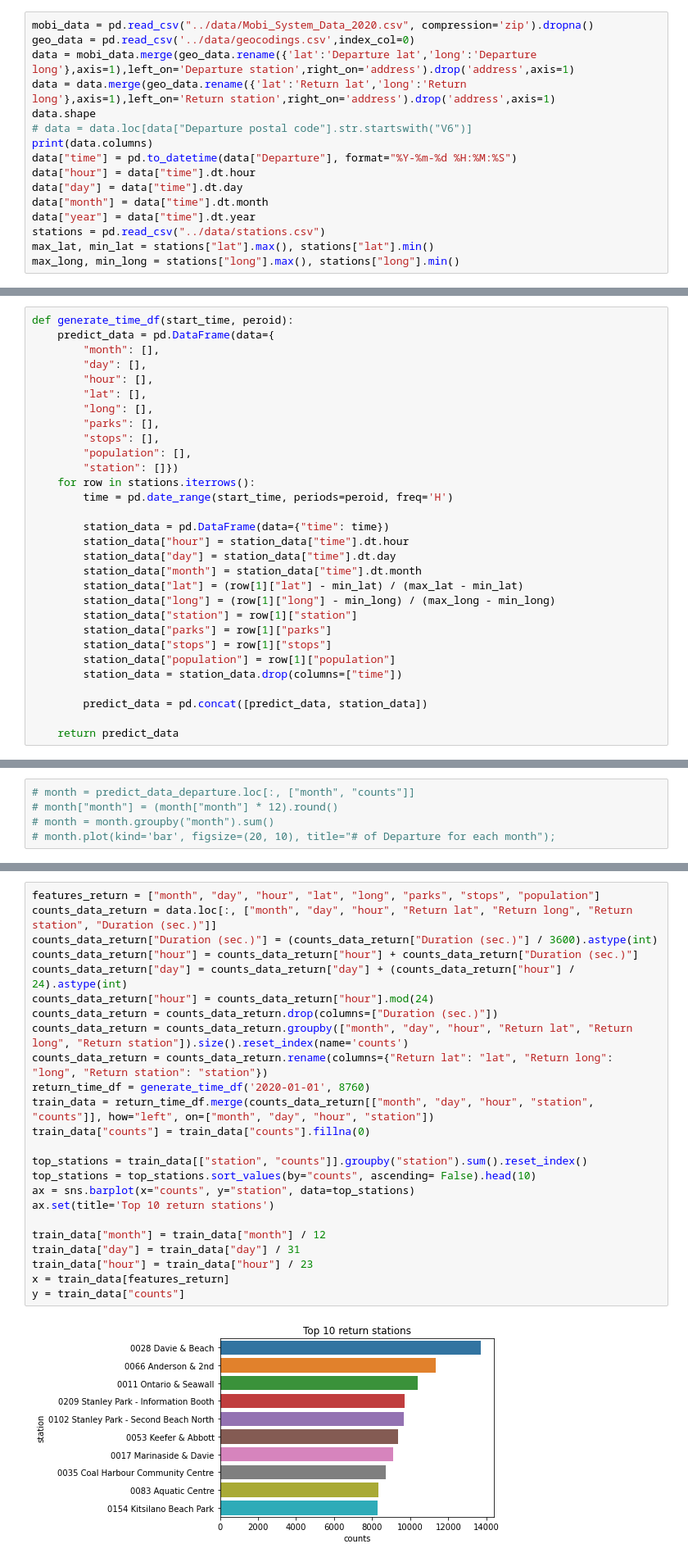
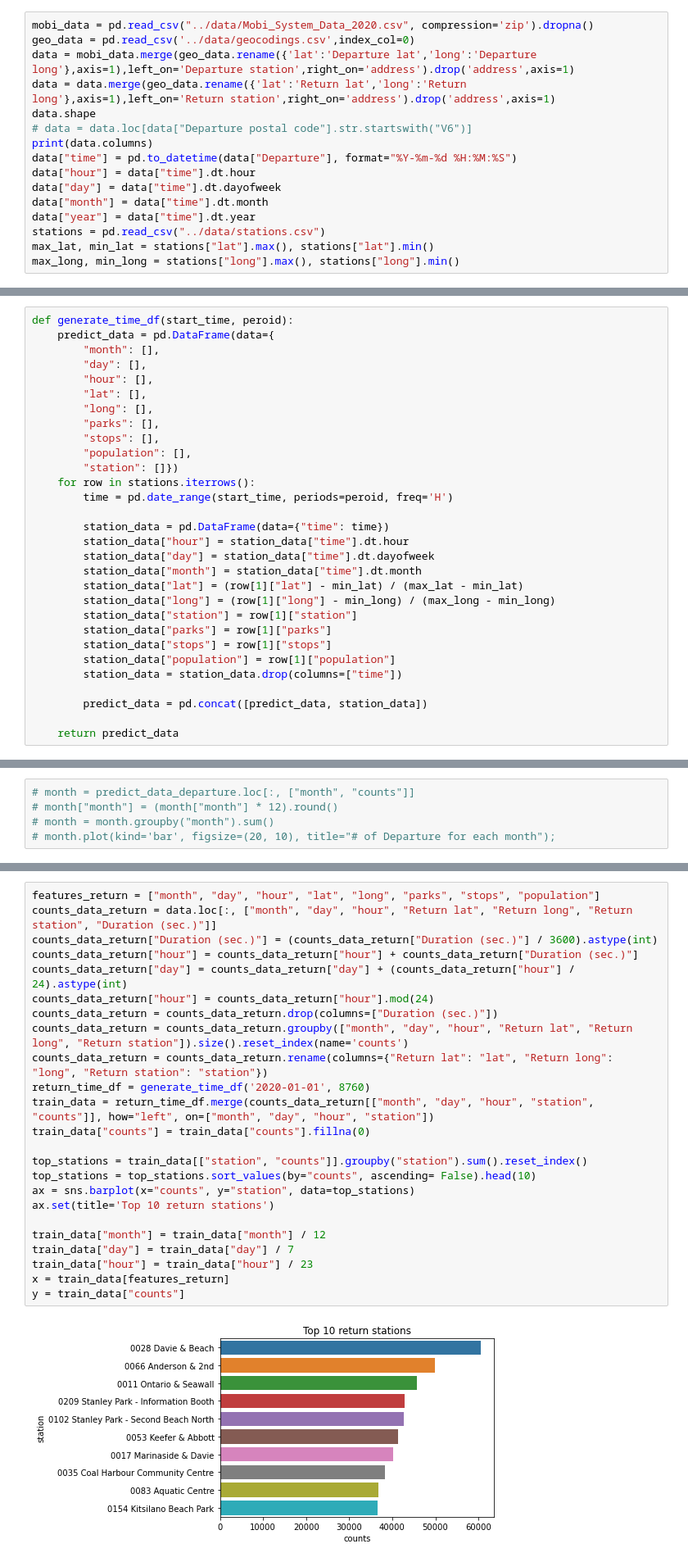
Before and after one commit to jefwang9/733_Final_Project, a Jupyter notebook: src/model.ipynb, the cells around one changed output, grey strips where cells are left out. Shown at 82% size. Drawn from its saved outputs; the diff is of its cells as text.

```diff
--- a/src/model.ipynb
+++ b/src/model.ipynb
@@ -20,7 +20,7 @@ data.shape
 print(data.columns)
 data["time"] = pd.to_datetime(data["Departure"], format="%Y-%m-%d %H:%M:%S")
 data["hour"] = data["time"].dt.hour
-data["day"] = data["time"].dt.day
+data["day"] = data["time"].dt.dayofweek
 data["month"] = data["time"].dt.month
 data["year"] = data["time"].dt.year
 stations = pd.read_csv("../data/stations.csv")
@@ -52,7 +52,7 @@ def generate_time_df(start_time, peroid):
 
         station_data = pd.DataFrame(data={"time": time})
         station_data["hour"] = station_data["time"].dt.hour
-        station_data["day"] = station_data["time"].dt.day
+        station_data["day"] = station_data["time"].dt.dayofweek
         station_data["month"] = station_data["time"].dt.month
         station_data["lat"] = (row[1]["lat"] - min_lat) / (max_lat - min_lat)
         station_data["long"] = (row[1]["long"] - min_long) / (max_long - min_long)
@@ -135,29 +135,29 @@ ax.set(title="Top 10 departure stations")
 # %%
 features_return = ["month", "day", "hour", "lat", "long", "parks", "stops", "population"]
 counts_data_return = data.loc[:, ["month", "day", "hour", "Return lat", "Return long", "Return station", "Duration (sec.)"]]
 counts_data_return["Duration (sec.)"] = (counts_data_return["Duration (sec.)"] / 3600).astype(int)
 counts_data_return["hour"] = counts_data_return["hour"] + counts_data_return["Duration (sec.)"]
 counts_data_return["day"] = counts_data_return["day"] + (counts_data_return["hour"] / 24).astype(int)
 counts_data_return["hour"] = counts_data_return["hour"].mod(24)
 counts_data_return = counts_data_return.drop(columns=["Duration (sec.)"])
 counts_data_return = counts_data_return.groupby(["month", "day", "hour", "Return lat", "Return long", "Return station"]).size().reset_index(name='counts')
 counts_data_return = counts_data_return.rename(columns={"Return lat": "lat", "Return long": "long", "Return station": "station"})
 return_time_df = generate_time_df('2020-01-01', 8760)
 train_data = return_time_df.merge(counts_data_return[["month", "day", "hour", "station", "counts"]], how="left", on=["month", "day", "hour", "station"])
 train_data["counts"] = train_data["counts"].fillna(0)
 
 top_stations = train_data[["station", "counts"]].groupby("station").sum().reset_index()
 top_stations = top_stations.sort_values(by="counts", ascending= False).head(10)
 ax = sns.barplot(x="counts", y="station", data=top_stations)
 ax.set(title='Top 10 return stations')
 
 train_data["month"] = train_data["month"] / 12
-train_data["day"] = train_data["day"] / 31
+train_data["day"] = train_data["day"] / 7
 train_data["hour"] = train_data["hour"] / 23
 x = train_data[features_return]
 y = train_data["counts"]
 # %% [output]
-[figure, old version]
+[figure, new version]
 # %%
 from xgboost import XGBRegressor
 model_return = XGBRegressor()
```
Also changed, not shown: parts of 10 cells of this notebook.
